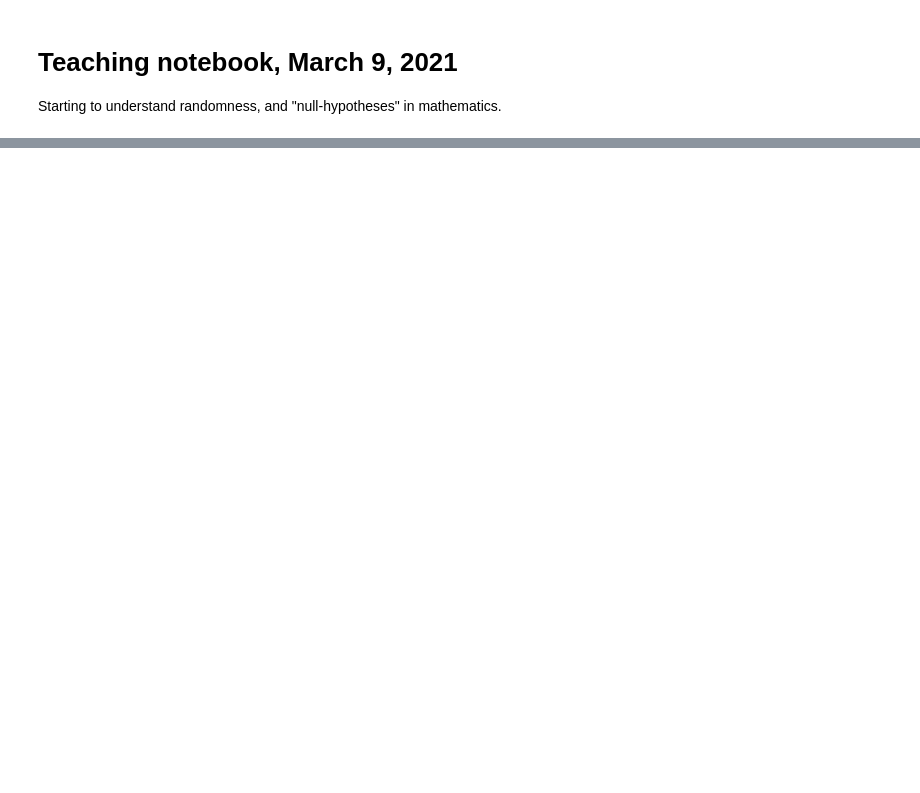
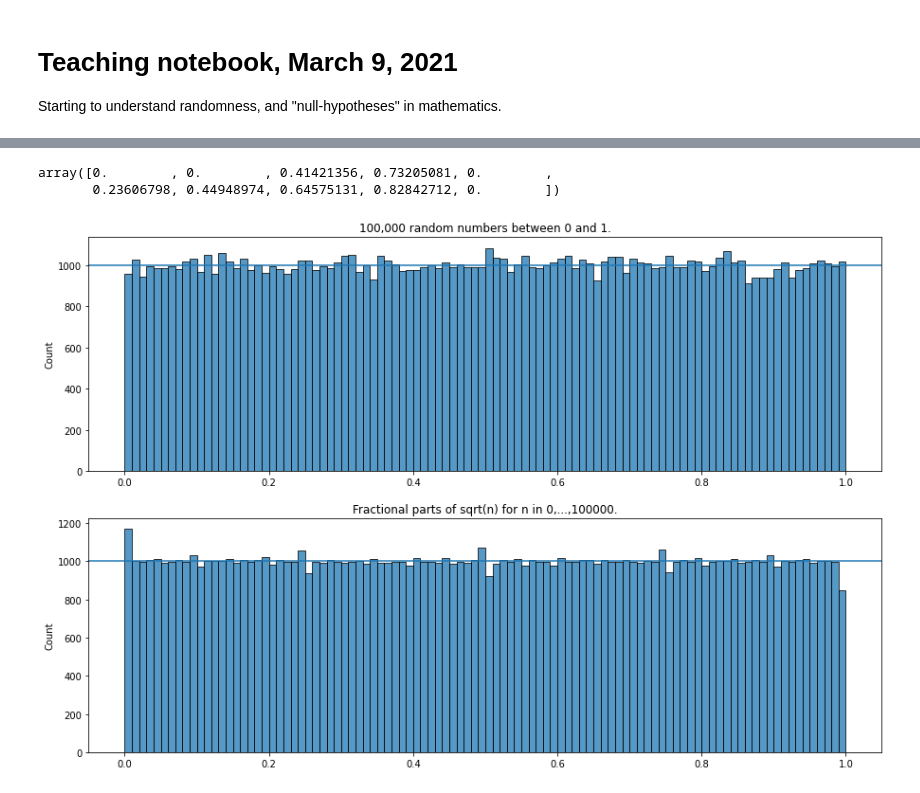
Before and after one commit to MartyWeissman/PythonForMathematics, a Jupyter notebook: Math152_Mar9_2021.ipynb, the cells around one changed output, grey strips where cells are left out. Drawn from its saved outputs; the diff is of its cells as text; code cells hidden in the pictures; blank space fills up the shorter version.

```diff
--- a/Math152_Mar9_2021.ipynb
+++ b/Math152_Mar9_2021.ipynb
@@ -34,0 +87,18 @@ sqrt_array[:10]
+# %%
+sqrt_dec = sqrt_array - np.floor(sqrt_array)
+sqrt_dec[:10]
+# %% [output]
+array([0.        , 0.        , 0.41421356, 0.73205081, 0.        ,
+       0.23606798, 0.44948974, 0.64575131, 0.82842712, 0.        ])
+# %%
+fig,ax = plt.subplots(2,1,figsize=(15,10))
+sns.histplot(A, bins=my_bins, ax=ax[0])
+ax[0].axhline(1000)
+ax[0].set_title('100,000 random numbers between 0 and 1.')
+
+sns.histplot(sqrt_dec, bins=my_bins, ax=ax[1])
+ax[1].axhline(1000)
+ax[1].set_title('Fractional parts of sqrt(n) for n in 0,...,100000.')
+plt.show()
+# %% [output]
+[figure, added]
```
Also changed, not shown: parts of 20 cells of this notebook.
